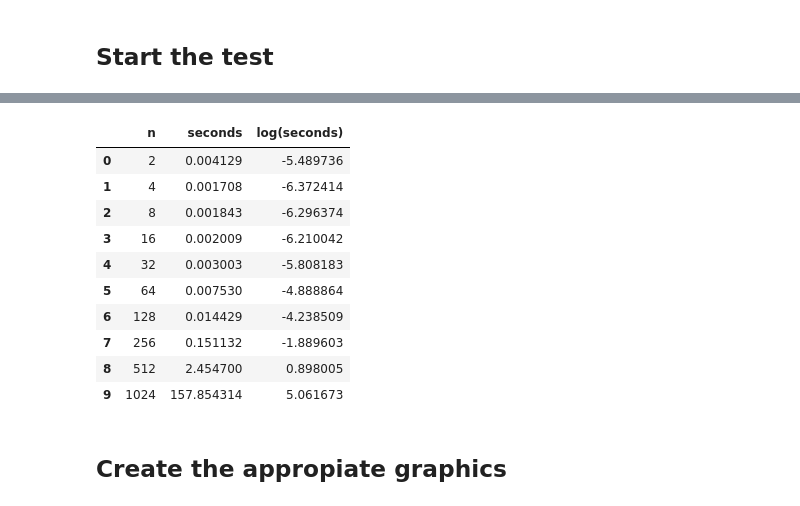
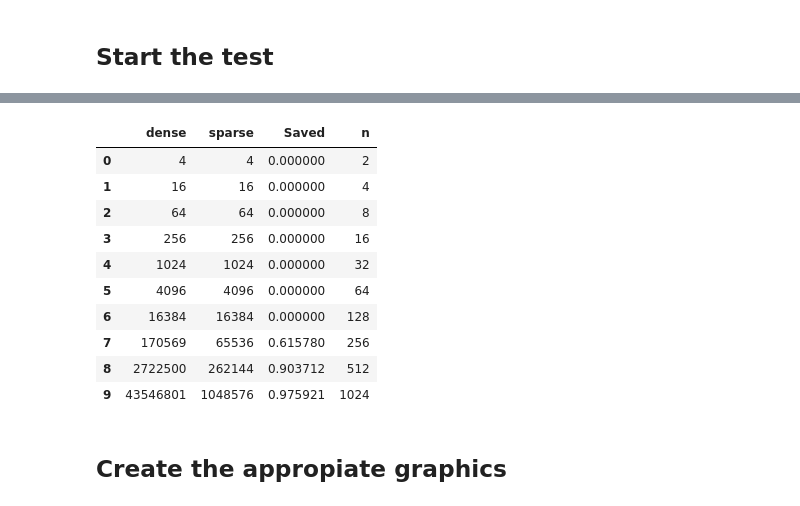
Before and after one commit to alexandroid000/self-assembly, a Jupyter notebook: dataAnalysis/develop/August_14_JW_benchmark_test.ipynb, the cells around one changed output, grey strips where cells are left out. Cells and saved outputs as stored; diff of their text form; code cells hidden in the pictures.

```diff
--- a/dataAnalysis/develop/August_14_JW_benchmark_test.ipynb
+++ b/dataAnalysis/develop/August_14_JW_benchmark_test.ipynb
@@ -256,18 +261,20 @@ df
-# %%
-df['log(seconds)'] = np.log(df['seconds'])
-df
-# %% [output]
-|  | n | seconds | log(seconds) |
-| 0 | 2 | 0.004129 | -5.489736 |
-| 1 | 4 | 0.001708 | -6.372414 |
-| 2 | 8 | 0.001843 | -6.296374 |
-| 3 | 16 | 0.002009 | -6.210042 |
-| 4 | 32 | 0.003003 | -5.808183 |
-| 5 | 64 | 0.007530 | -4.888864 |
-| 6 | 128 | 0.014429 | -4.238509 |
-| 7 | 256 | 0.151132 | -1.889603 |
-| 8 | 512 | 2.454700 | 0.898005 |
-| 9 | 1024 | 157.854314 | 5.061673 |
+# %%
+df_memory = pd.DataFrame(results_memory, columns=['dense', 'sparse'])
+df_memory['Saved'] = 1 - (df_memory['sparse']/df_memory['dense'])
+df_memory['n'] = df['n']
+df_memory
+# %% [output]
+|  | dense | sparse | Saved | n |
+| 0 | 4 | 4 | 0.000000 | 2 |
+| 1 | 16 | 16 | 0.000000 | 4 |
+| 2 | 64 | 64 | 0.000000 | 8 |
+| 3 | 256 | 256 | 0.000000 | 16 |
+| 4 | 1024 | 1024 | 0.000000 | 32 |
+| 5 | 4096 | 4096 | 0.000000 | 64 |
+| 6 | 16384 | 16384 | 0.000000 | 128 |
+| 7 | 170569 | 65536 | 0.615780 | 256 |
+| 8 | 2722500 | 262144 | 0.903712 | 512 |
+| 9 | 43546801 | 1048576 | 0.975921 | 1024 |
 # %% [markdown]
 ## Create the appropiate graphics
 # %%
```
Also changed, not shown: parts of 9 cells of this notebook, 3 other files.
